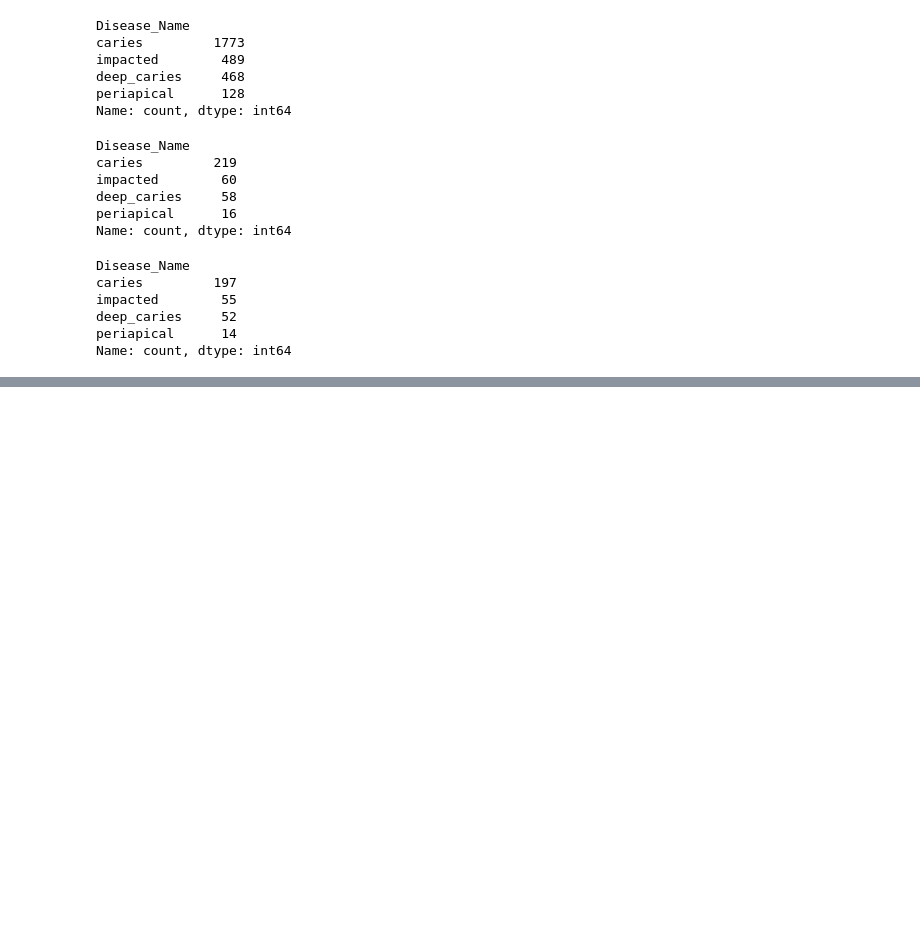
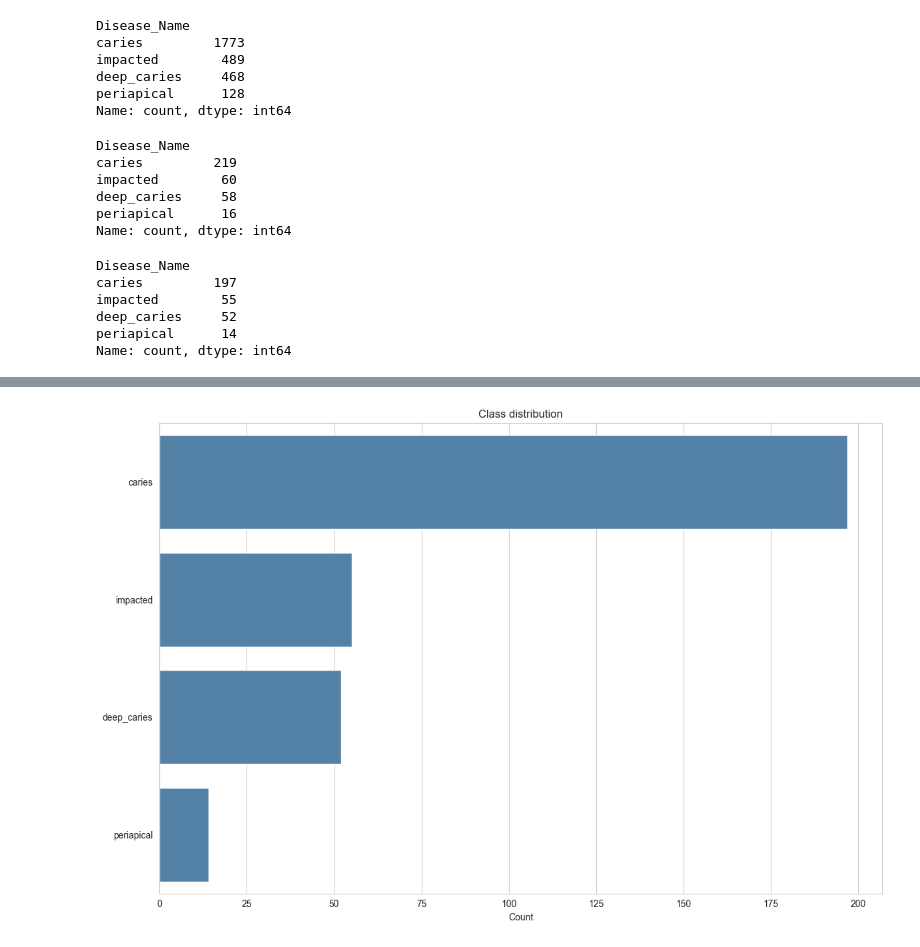
Before and after one commit to abdubakr77/dental-xray-ai, a Jupyter notebook: Notebooks/02_data_preparation.ipynb, the cells around one changed output, grey strips where cells are left out. Cells and saved outputs as stored; diff of their text form; code cells hidden in the pictures; blank space fills up the shorter version.

```diff
--- a/Notebooks/02_data_preparation.ipynb
+++ b/Notebooks/02_data_preparation.ipynb
@@ -184,0 +203,4 @@ Name: count, dtype: int64
+# %%
+show_cls_dist(test_df)
+# %% [output]
+[figure, added]
```
Also changed, not shown: parts of 3 cells of this notebook.
